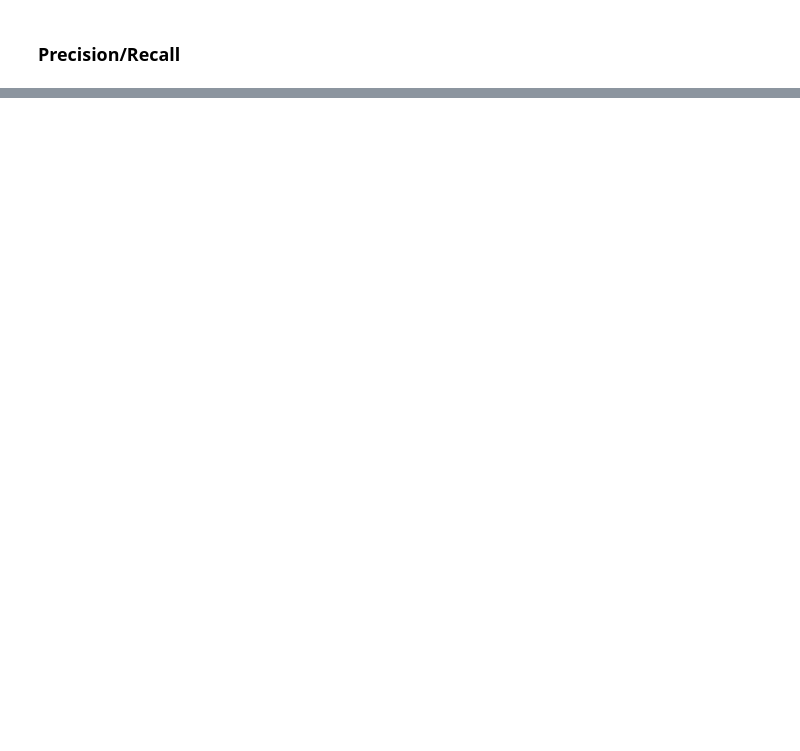
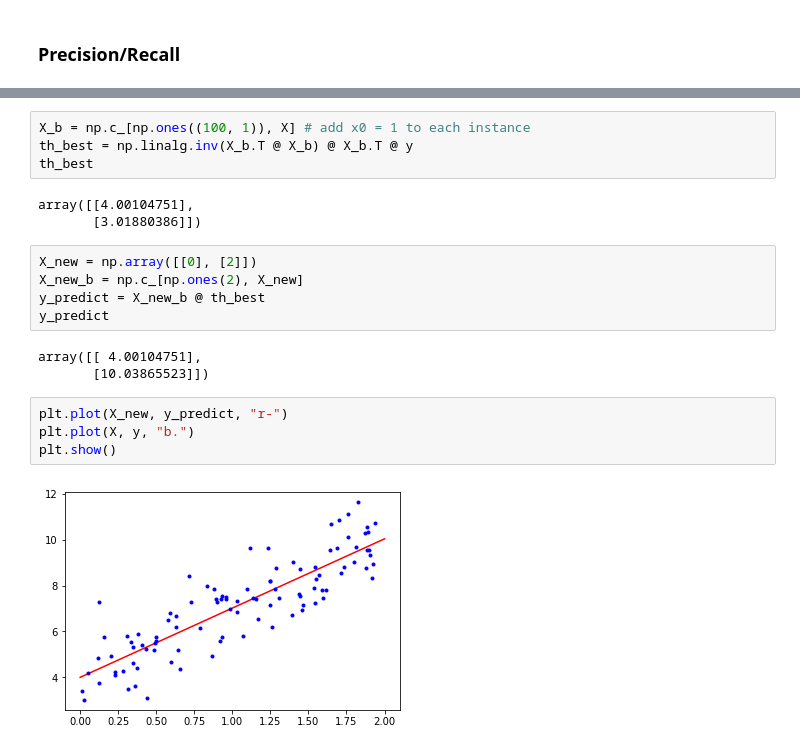
Before and after one commit to sivico26/ML-biocomp, a Jupyter notebook: notebooks/lectures/lect2-training-models.ipynb, the cells around one changed output, grey strips where cells are left out. Cells and saved outputs as stored; diff of their text form; blank space fills up the shorter version.

```diff
--- a/notebooks/lectures/lect2-training-models.ipynb
+++ b/notebooks/lectures/lect2-training-models.ipynb
@@ -123,0 +191,21 @@ array([0.8975 , 0.9022 , 0.90415])
+# %%
+X_b = np.c_[np.ones((100, 1)), X] # add x0 = 1 to each instance
+th_best = np.linalg.inv(X_b.T @ X_b) @ X_b.T @ y
+th_best
+# %% [output]
+array([[4.00104751],
+       [3.01880386]])
+# %%
+X_new = np.array([[0], [2]])
+X_new_b = np.c_[np.ones(2), X_new]
+y_predict = X_new_b @ th_best
+y_predict
+# %% [output]
+array([[ 4.00104751],
+       [10.03865523]])
+# %%
+plt.plot(X_new, y_predict, "r-")
+plt.plot(X, y, "b.")
+plt.show()
+# %% [output]
+[figure, added]
```
Also changed, not shown: parts of 43 cells of this notebook, 3 other files.
